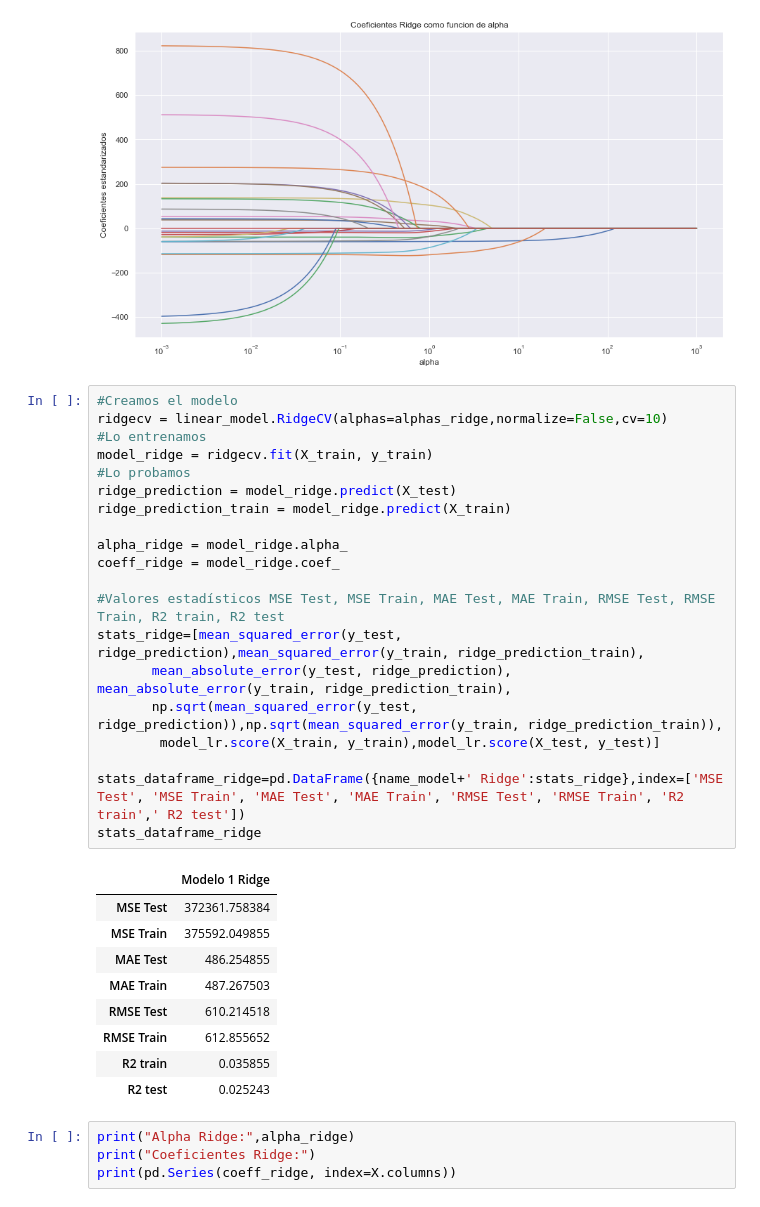
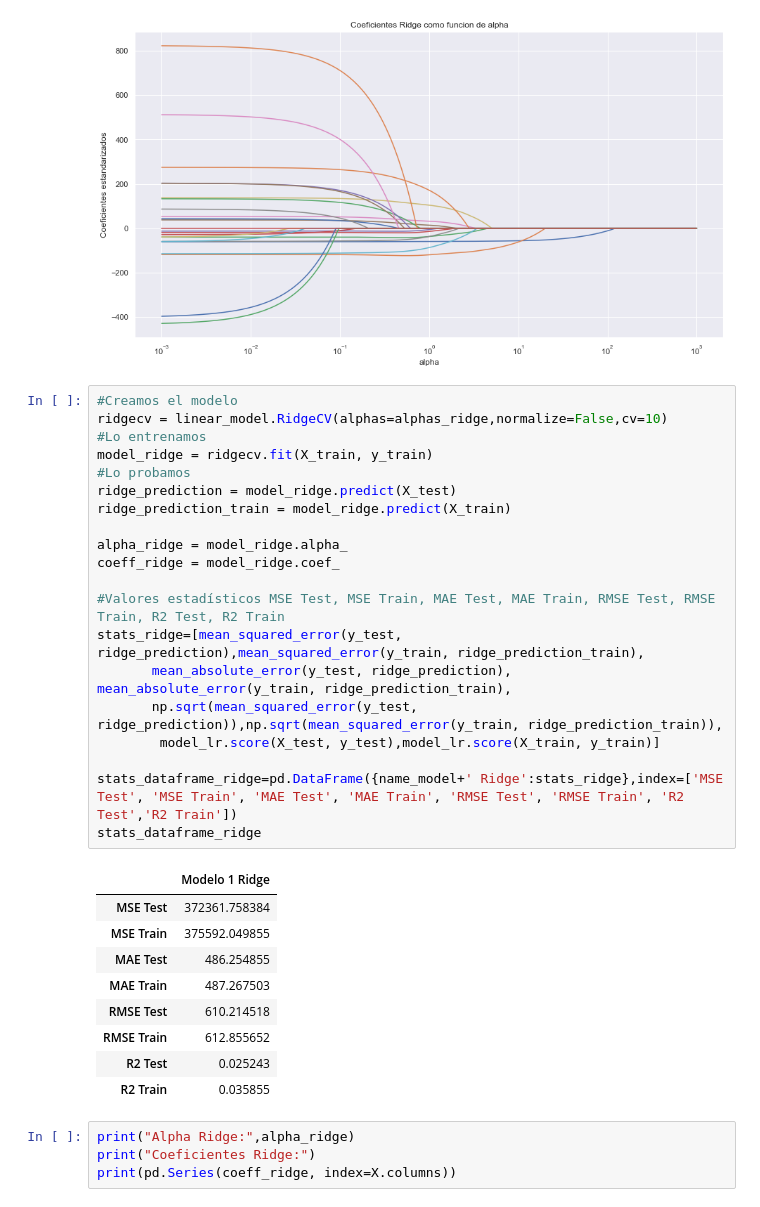
Before and after one commit to casagrandeale/TPDigitalHouse, a Jupyter notebook: tp/TP2.ipynb, the cells around one changed output. Drawn from its saved outputs; the diff is of its cells as text.

```diff
--- a/tp/TP2.ipynb
+++ b/tp/TP2.ipynb
@@ -439,33 +485,33 @@ plt.title('Coeficientes Ridge como funcion de alpha');
 # %%
 #Creamos el modelo
 ridgecv = linear_model.RidgeCV(alphas=alphas_ridge,normalize=False,cv=10)
 #Lo entrenamos
 model_ridge = ridgecv.fit(X_train, y_train)
 #Lo probamos
 ridge_prediction = model_ridge.predict(X_test)
 ridge_prediction_train = model_ridge.predict(X_train)
 
 alpha_ridge = model_ridge.alpha_
 coeff_ridge = model_ridge.coef_
 
-#Valores estadísticos MSE Test, MSE Train, MAE Test, MAE Train, RMSE Test, RMSE Train, R2 train, R2 test
+#Valores estadísticos MSE Test, MSE Train, MAE Test, MAE Train, RMSE Test, RMSE Train, R2 Test, R2 Train
 stats_ridge=[mean_squared_error(y_test, ridge_prediction),mean_squared_error(y_train, ridge_prediction_train),
        mean_absolute_error(y_test, ridge_prediction), mean_absolute_error(y_train, ridge_prediction_train),
        np.sqrt(mean_squared_error(y_test, ridge_prediction)),np.sqrt(mean_squared_error(y_train, ridge_prediction_train)),
-        model_lr.score(X_train, y_train),model_lr.score(X_test, y_test)]
+        model_lr.score(X_test, y_test),model_lr.score(X_train, y_train)]
 
-stats_dataframe_ridge=pd.DataFrame({name_model+' Ridge':stats_ridge},index=['MSE Test', 'MSE Train', 'MAE Test', 'MAE Train', 'RMSE Test', 'RMSE Train', 'R2 train',' R2 test'])
+stats_dataframe_ridge=pd.DataFrame({name_model+' Ridge':stats_ridge},index=['MSE Test', 'MSE Train', 'MAE Test', 'MAE Train', 'RMSE Test', 'RMSE Train', 'R2 Test','R2 Train'])
 stats_dataframe_ridge
 # %% [output]
 |  | Modelo 1 Ridge |
 | MSE Test | 372361.758384 |
 | MSE Train | 375592.049855 |
 | MAE Test | 486.254855 |
 | MAE Train | 487.267503 |
 | RMSE Test | 610.214518 |
 | RMSE Train | 612.855652 |
-| R2 train | 0.035855 |
-| R2 test | 0.025243 |
+| R2 Test | 0.025243 |
+| R2 Train | 0.035855 |
 # %%
 print("Alpha Ridge:",alpha_ridge)
 print("Coeficientes Ridge:")
```
Also changed, not shown: parts of 12 cells of this notebook.
